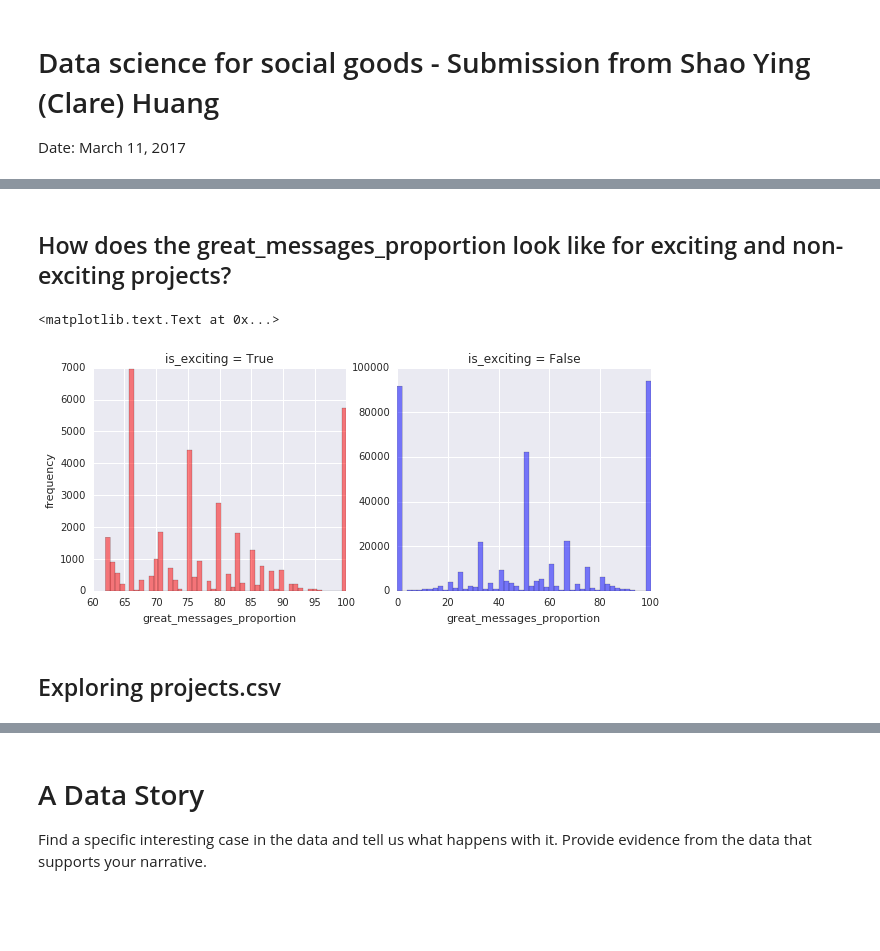
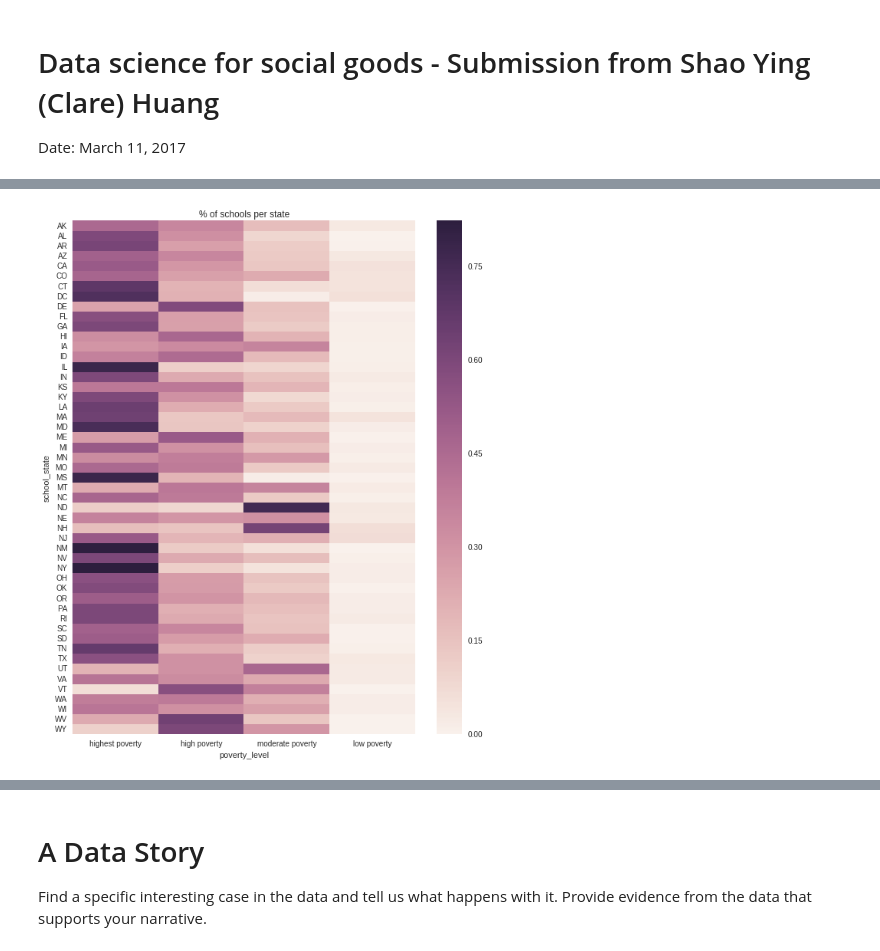
Before and after one commit to csyhuang/DSaPP_RA_Project, a Jupyter notebook: Predicting-Excitement-csyhuang.ipynb, the cells around one changed output, grey strips where cells are left out. Cells and saved outputs as stored; diff of their text form; code cells hidden in the pictures; blank space fills up the shorter version.

```diff
--- a/Predicting-Excitement-csyhuang.ipynb
+++ b/Predicting-Excitement-csyhuang.ipynb
@@ -73,23 +93,0 @@ All                             517992  6936  524928
-# %% [markdown]
-## How does the great_messages_proportion look like for exciting and non-exciting projects?
-# %%
-# great_messages_proportion -  how great_chat is calculated. proportion of comments on the project page that are unique.
-# If > avg (currently 62%) then great_chat = True
-
-plt.subplots(figsize=(10,4))
-plt.subplot(121)
-plt.hist(outcomes[~pd.isnull(outcomes.great_messages_proportion)][outcomes.is_exciting=='t'].great_messages_proportion,\
-         color='r',alpha=0.5,bins=50);
-plt.title('is_exciting = True')
-plt.xlabel('great_messages_proportion')
-plt.ylabel('frequency')
-plt.subplot(122)
-plt.title('is_exciting = False')
-plt.hist(outcomes[~pd.isnull(outcomes.great_messages_proportion)][outcomes.is_exciting=='f'].great_messages_proportion,\
-         color='b',alpha=0.5,bins=50);
-plt.xlabel('great_messages_proportion')
-# %% [output]
-<matplotlib.text.Text at 0x...>
-[figure, removed]
-# %% [markdown]
-## Exploring projects.csv
@@ -95,0 +103,12 @@ plt.xlabel('great_messages_proportion')
+# %%
+import seaborn as sns
+projects_with_outcome[['school_state','poverty_level']].groupby('school_state').count()
+# projects_with_outcome2[['school_state','poverty_level']].groupby('school_state').sum()
+poverty_table = pd.crosstab(projects_with_outcome['school_state'],projects_with_outcome['poverty_level'],normalize='index')\
+[['highest poverty','high poverty','moderate poverty','low poverty']]
+
+plt.figure(figsize=(10,12))
+plt.title('% of schools per state')
+ax = sns.heatmap(poverty_table)
+# %% [output]
+[figure, added]
```
Also changed, not shown: parts of 27 cells of this notebook, 1 other file.
